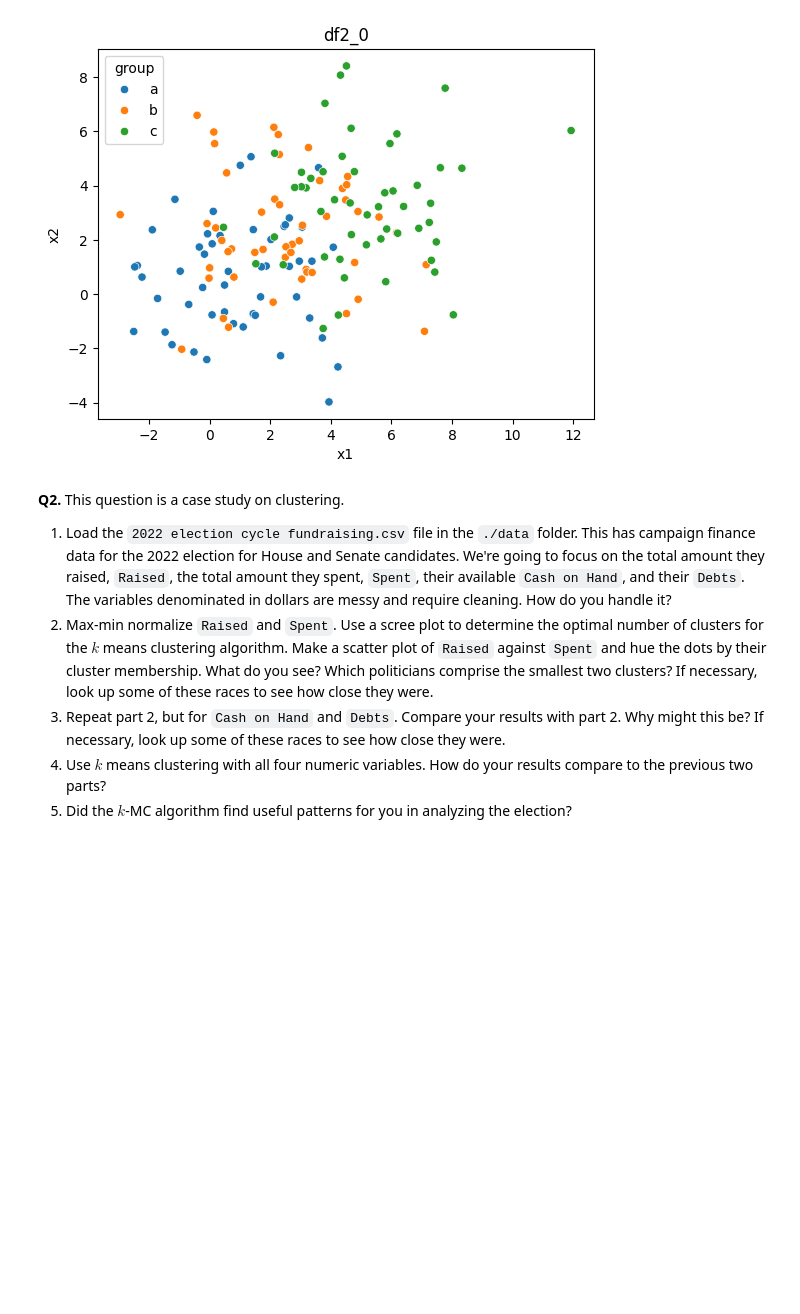
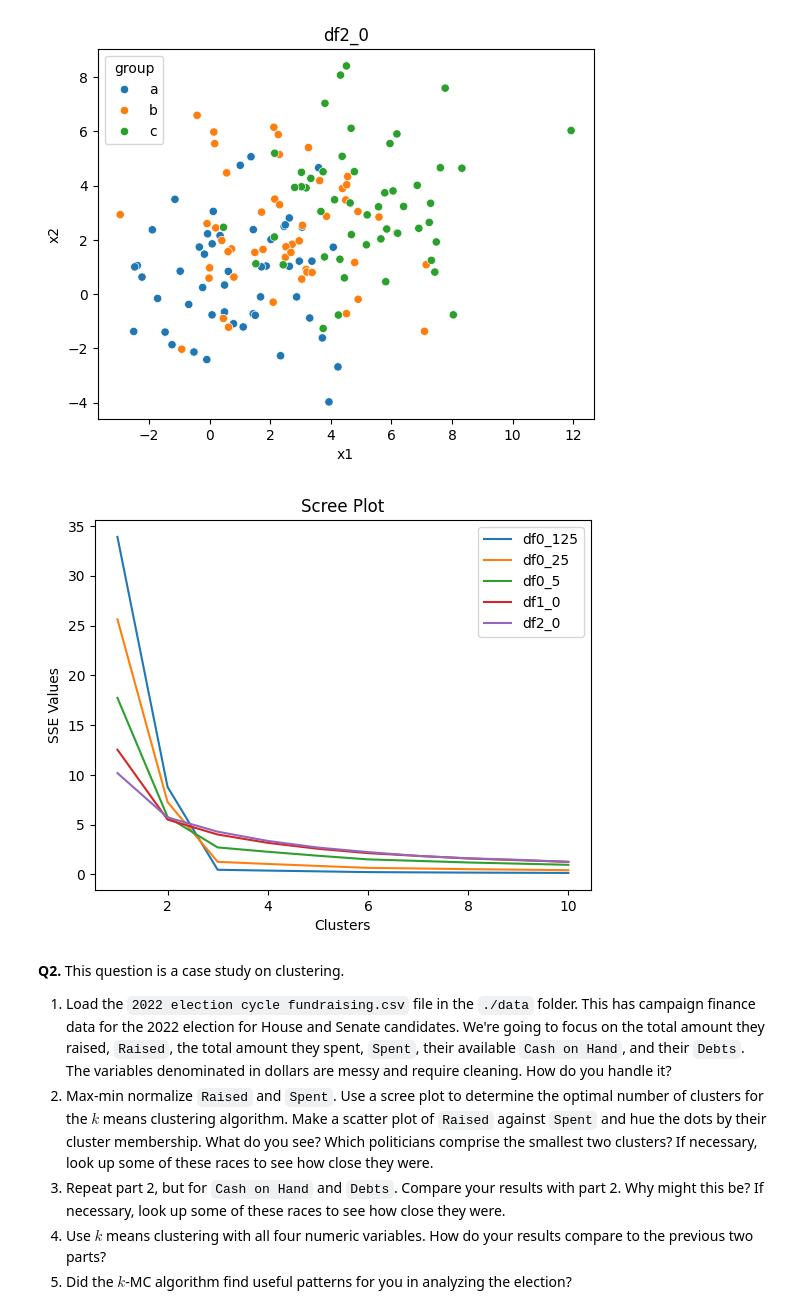
Before and after one commit to jac7az/clustering, a Jupyter notebook: assignment/assignment_clustering.ipynb, the cells around one changed output. Cells and saved outputs as stored; diff of their text form; code cells hidden in the pictures; blank space fills up the shorter version.

```diff
--- a/assignment/assignment_clustering.ipynb
+++ b/assignment/assignment_clustering.ipynb
@@ -104,6 +104,48 @@ plt.show()
 [figure]
 [figure]
 [figure]
+# %%
+def maxmin(x): # Max-min scaler function
+    x = (x-min(x))/(max(x)-min(x))
+    return x
+df0_125=df0_125[['x1','x2']].apply(maxmin)
+df0_25=df0_25[['x1','x2']].apply(maxmin)
+df0_5=df0_5[['x1','x2']].apply(maxmin)
+df1_0=df1_0[['x1','x2']].apply(maxmin)
+df2_0=df2_0[['x1','x2']].apply(maxmin)
+
+SSE125=[]
+SSE25=[]
+SSE5=[]
+SSE1=[]
+SSE2=[]
+for k in range(10):
+    model = KMeans(n_clusters=k+1, max_iter=300, n_init = 10, random_state=0)
+    model = model.fit(df0_125)
+    SSE125.append(model.inertia_)
+    model = model.fit(df0_25)
+    SSE25.append(model.inertia_)
+    model = model.fit(df0_5)
+    SSE5.append(model.inertia_)
+    model = model.fit(df1_0)
+    SSE1.append(model.inertia_)
+    model = model.fit(df2_0)
+    SSE2.append(model.inertia_)
+
+sns.lineplot(x=np.arange(1,11), y=SSE125,label='df0_125').set_title('Scree Plot')
+plt.plot(np.arange(1,11),SSE25,label='df0_25')
+plt.plot(np.arange(1,11),SSE5,label='df0_5')
+plt.plot(np.arange(1,11),SSE1,label='df1_0')
+plt.plot(np.arange(1,11),SSE2,label='df2_0')
+plt.legend()
+plt.xlabel('Clusters')
+plt.ylabel('SSE Values')
+plt.show()
+
+#The "elbow" of this plot represents the optimal cluster, where SSE drops to the lowest without being to overfit, in which it would only be applicable to the training dataset.
+#For df1_0 and df2_0, optimal cluster number is 2. For the other 3, df0_125, df0_25 and df0_5, optimal cluster appears to be at 3.
+# %% [output]
+[figure, added]
 # %% [markdown]
 **Q2.** This question is a case study on clustering.
 
```
